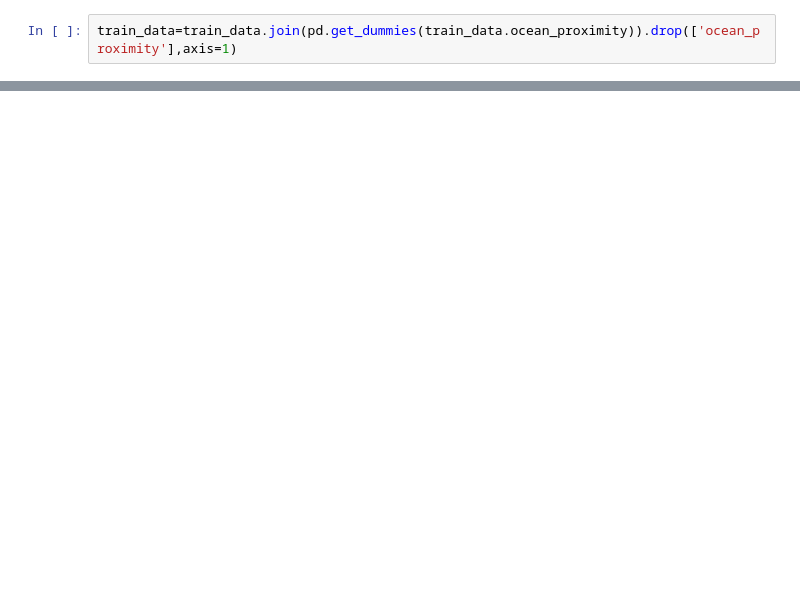
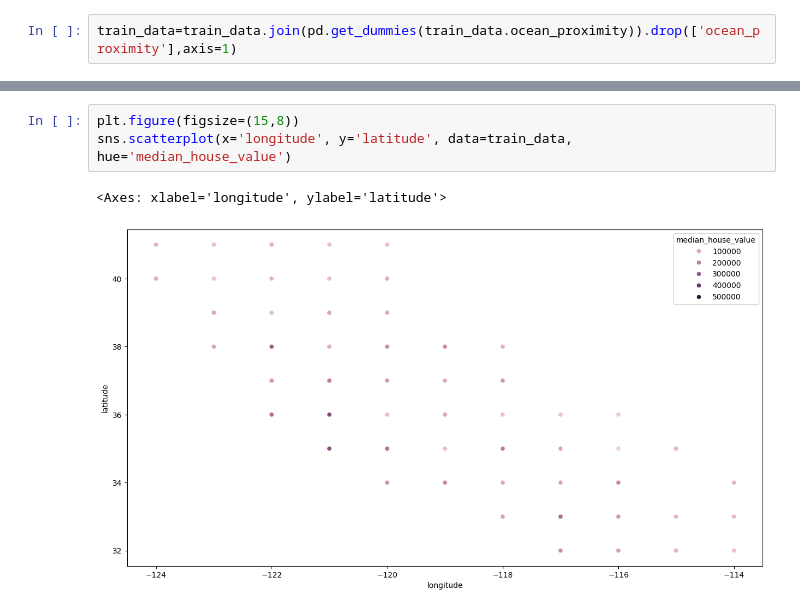
Before and after one commit to 22AmitDeo/HousingPrices, a Jupyter notebook: prediction.ipynb, the cells around one changed output, grey strips where cells are left out. Drawn from its saved outputs; the diff is of its cells as text; blank space fills up the shorter version.

```diff
--- a/prediction.ipynb
+++ b/prediction.ipynb
@@ -98,0 +99,6 @@ sns.heatmap(train_data.corr(),annot=True)
+# %%
+plt.figure(figsize=(15,8))
+sns.scatterplot(x='longitude', y='latitude', data=train_data, hue='median_house_value')
+# %% [output]
+<Axes: xlabel='longitude', ylabel='latitude'>
+[figure, added]
```
Also changed, not shown: parts of 13 cells of this notebook.
